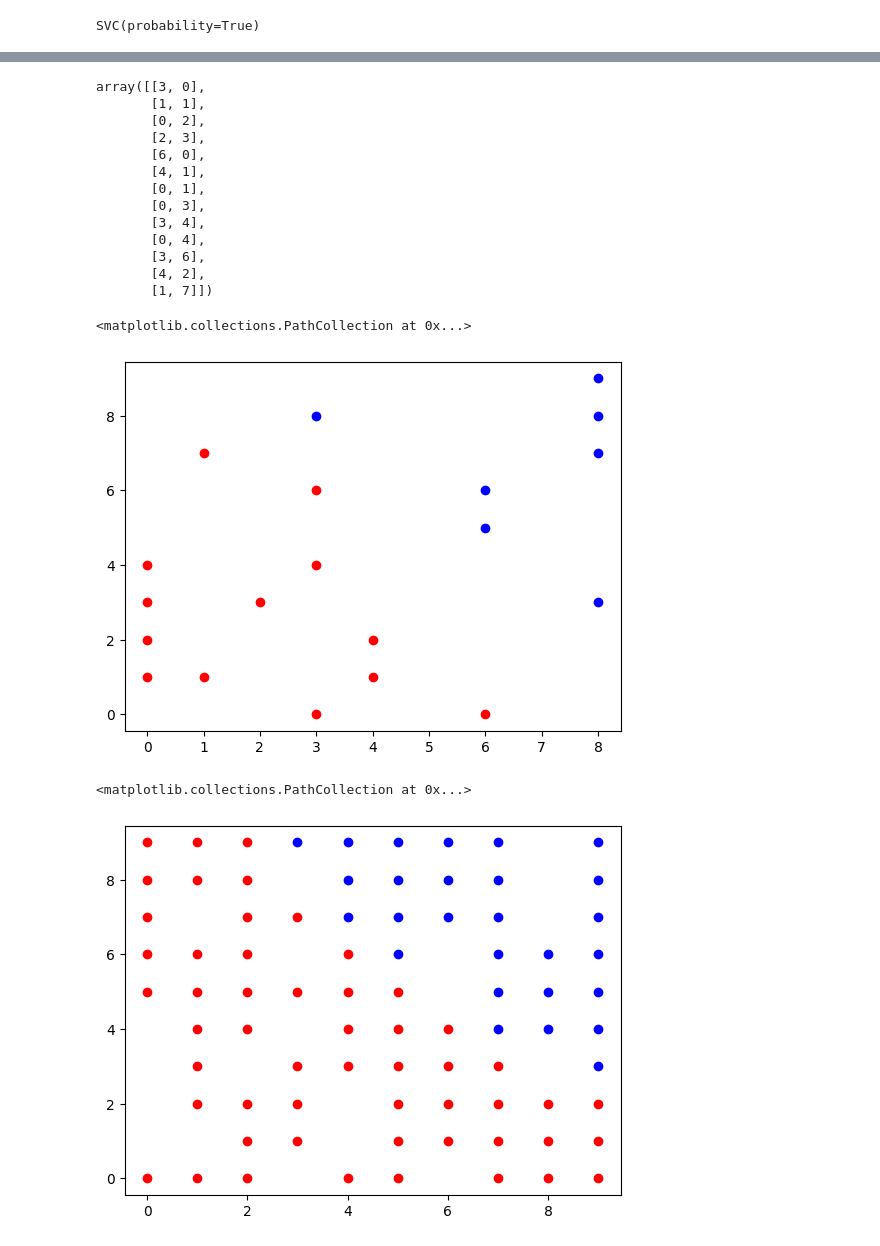
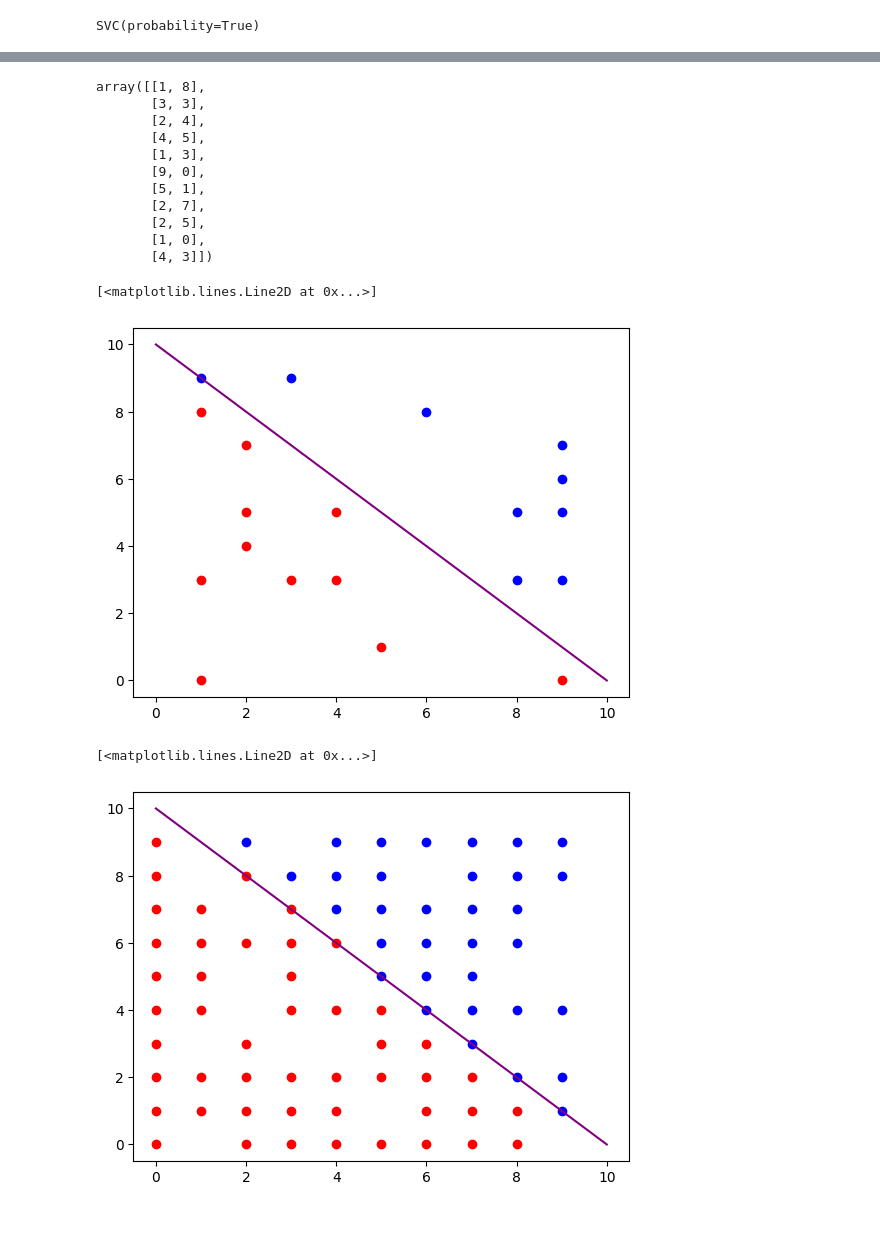
Before and after one commit to wbchristerson/jn-learning, a Jupyter notebook: galaxy_classification_svm.ipynb, the cells around one changed output, grey strips where cells are left out. Drawn from its saved outputs; the diff is of its cells as text; code cells hidden in the pictures.

Commit message:
include more variations on linear boundary for support vector machine, cubic boundary

```diff
--- a/galaxy_classification_svm.ipynb
+++ b/galaxy_classification_svm.ipynb
@@ -1,7 +1,9 @@
 # %%
 import numpy as np
 
-X = np.array([(x,y) for x in range(10) for y in range(10)])
+sample_one_dim = 10
+
+X = np.array([(x,y) for x in range(sample_one_dim) for y in range(sample_one_dim)])
 X
 # %% [output]
 array([[0, 0],
@@ -32,0 +26,3 @@ array([0, 0, 0, 0, 0, 0, 0, 0, 0, 0, 0, 0, 0, 0, 0, 0, 0, 0, 0, 0, 0, 0,
+# %%
+point_variation = np.random.normal(scale=2.0, size=X.shape[0])
+point_variation
@@ -32,0 +56,3 @@ array([0, 0, 0, 0, 0, 0, 0, 0, 0, 0, 0, 0, 0, 0, 0, 0, 0, 0, 0, 0, 0, 0,
+# %%
+y = ((X.sum(axis=1) + point_variation) > sample_one_dim).astype(int)
+y
@@ -165,19 +197,17 @@ list(zip(zip(X_test, clf.predict_proba(X_test)), y_test))
 
 X_test[test_predictions == 0]
 # %% [output]
-array([[3, 0],
-       [1, 1],
-       [0, 2],
-       [2, 3],
-       [6, 0],
-       [4, 1],
-       [0, 1],
-       [0, 3],
-       [3, 4],
-       [0, 4],
-       [3, 6],
-       [4, 2],
-       [1, 7]])
+array([[1, 8],
+       [3, 3],
+       [2, 4],
+       [4, 5],
+       [1, 3],
+       [9, 0],
+       [5, 1],
+       [2, 7],
+       [2, 5],
+       [1, 0],
+       [4, 3]])
 # %%
 fig, ax = plt.subplots()
 
@@ -186,17 +216,19 @@ one_pred = X_test[test_predictions == 1]
 
 plt.scatter([p[0] for p in zero_pred], [p[1] for p in zero_pred], c = 'red')
 plt.scatter([p[0] for p in one_pred], [p[1] for p in one_pred], c='blue')
+plt.plot([0, sample_one_dim], [sample_one_dim, 0], c='purple')
 # %% [output]
-<matplotlib.collections.PathCollection at 0x...>
+[<matplotlib.lines.Line2D at 0x...>]
-[figure, old version]
+[figure, new version]
 # %%
 fig, ax = plt.subplots()
 
 zero_pred = X_train[train_predictions == 0]
 one_pred = X_train[train_predictions == 1]
 
 plt.scatter([p[0] for p in zero_pred], [p[1] for p in zero_pred], c = 'red')
 plt.scatter([p[0] for p in one_pred], [p[1] for p in one_pred], c='blue')
+plt.plot([0, sample_one_dim], [sample_one_dim, 0], c='purple')
 # %% [output]
-<matplotlib.collections.PathCollection at 0x...>
+[<matplotlib.lines.Line2D at 0x...>]
-[figure, old version]
+[figure, new version]
```
Also changed, not shown: parts of 20 cells of this notebook, 1 other file.
